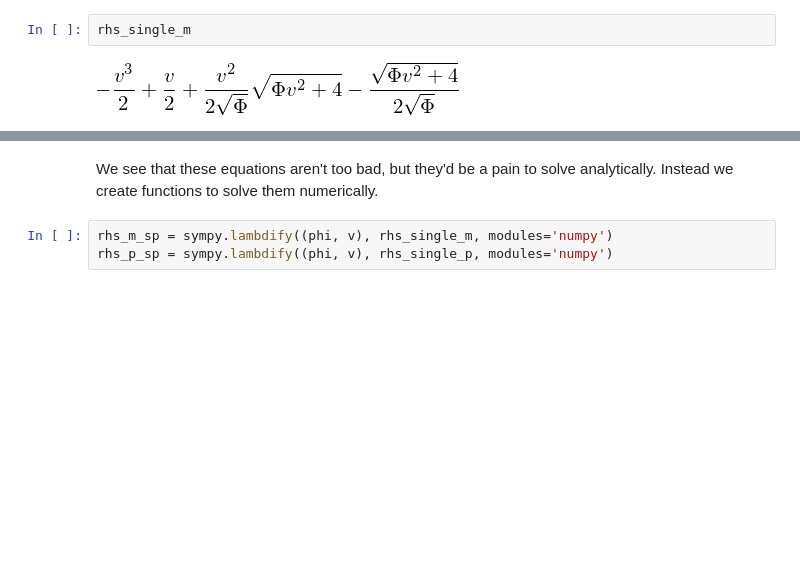
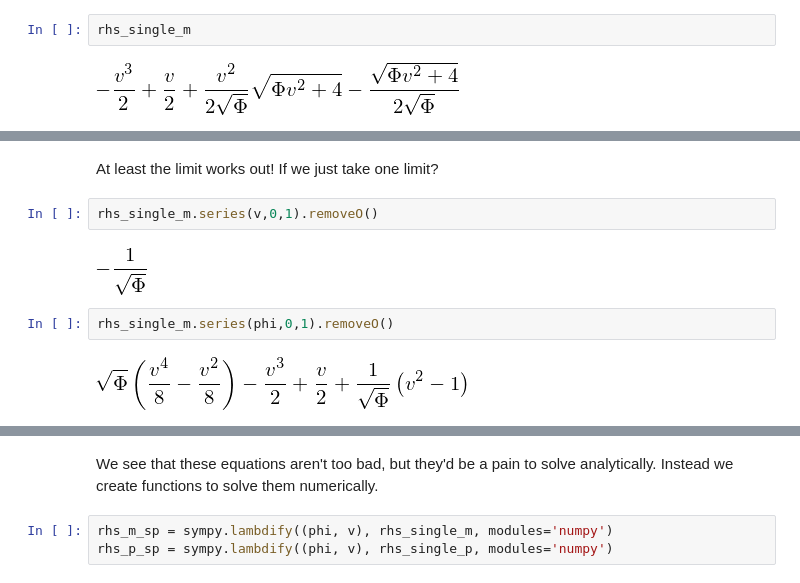
Before and after one commit to IanHawke/RiemannPython, a Jupyter notebook: HrSWE_RP.ipynb, the cells around one changed output, grey strips where cells are left out. Saved outputs shown, nothing was run; the diff lists cells and outputs as text; blank space fills up the shorter version.

```diff
--- a/HrSWE_RP.ipynb
+++ b/HrSWE_RP.ipynb
@@ -118,0 +125,10 @@ rhs_single_m
+# %% [markdown]
+At least the limit works out! If we just take one limit?
+# %%
+rhs_single_m.series(v,0,1).removeO()
+# %% [output]
+[figure, added]
+# %%
+rhs_single_m.series(phi,0,1).removeO()
+# %% [output]
+[figure, added]
```
Also changed, not shown: parts of 7 cells of this notebook.
